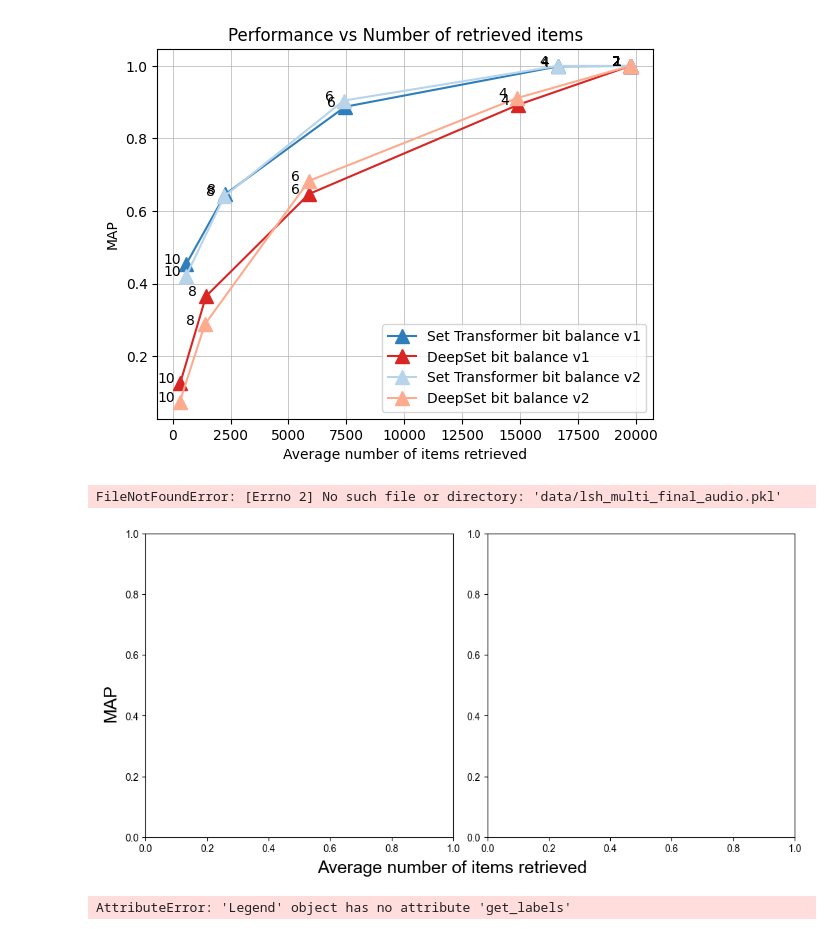
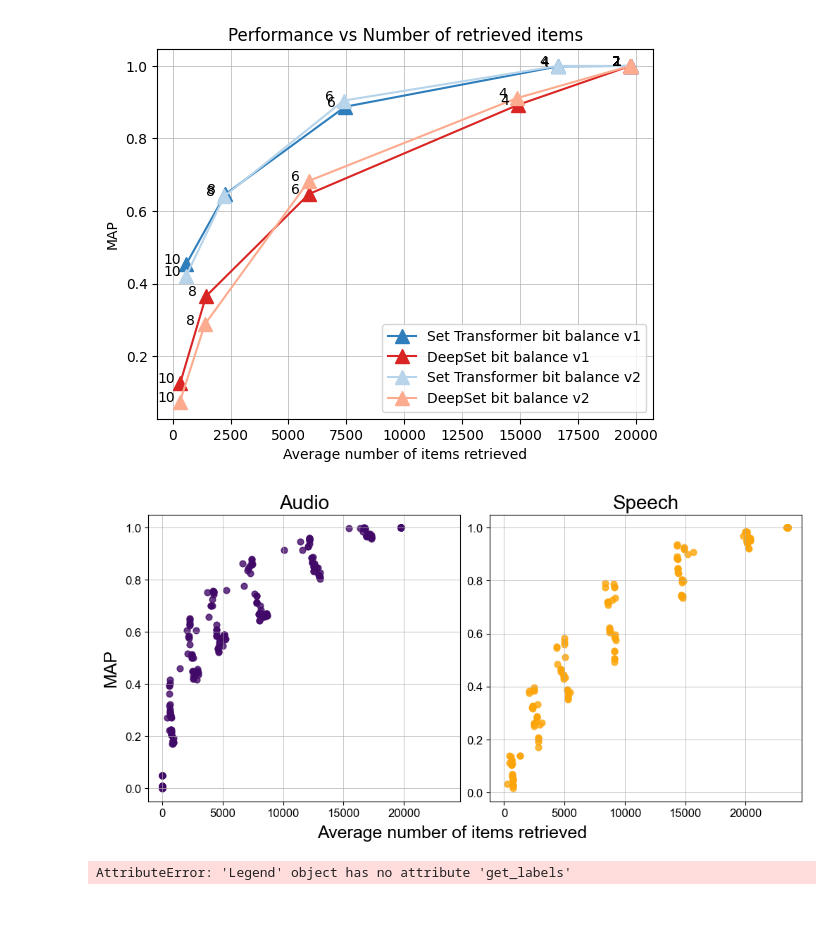
Before and after one commit to BhavyaKohli/OPAS, a Jupyter notebook: nb_hashing.ipynb, the cells around one changed output. Cells and saved outputs as stored; diff of their text form; code cells hidden in the pictures.

```diff
--- a/nb_hashing.ipynb
+++ b/nb_hashing.ipynb
@@ -424,37 +424,36 @@ label_fontsize = 12
 
 fig, ax = plt.subplots(1, 2, figsize=(10, 5), sharex=True, constrained_layout=True)
 fig.supxlabel("Average number of items retrieved", fontsize=axis_fontsize)
 fig.supylabel("MAP", fontsize=axis_fontsize)
 colors = plt.cm.inferno(np.linspace(0.2, 0.8, 2))
 
-for d, dataset in enumerate(["audio", "audio"]):
-    with open(f"tmp/lsh_multi_final_{dataset}.pkl", "rb") as f:
+for d, dataset in enumerate(["audio", "speech"]):
+    with open(f"plots_and_figures/data/lsh_multi_final_{dataset}.pkl", "rb") as f:
         lss = pickle.load(f)
 
     for i, ls in enumerate(lss):
         info = ls[:3]
         ls = ls[3:]
         MAP = ls[::3]
         avg_items = ls[1::3]
         avg_relevant = ls[2::3]
         kbits = [10, 8, 7, 6, 5, 4, 2, 1]
         if i == 0:
             ax[d].scatter(avg_items, MAP, s=40, alpha=0.8, color=colors[d], label=f"{dataset.capitalize()}")
         else:
             ax[d].scatter(avg_items, MAP, s=40, alpha=0.8, color=colors[d])
         ax[d].tick_params(axis='both', which='major', labelsize=label_fontsize)
         ax[d].set_title(f"{dataset.capitalize()}", fontsize=title_fontsize)
         ax[d].grid(linewidth=0.5)
 
 # legend = fig.legend(loc='upper center', ncol=2, fontsize=15)
 # coords = legend.get_window_extent().get_points()[0]
 # fig.legends = []
 # scale = fig.get_window_extent().get_points()[1]
 # fig.legend(bbox_to_anchor=(coords[0]/scale[0], coords[1]/scale[1]+0.2), loc=2, ncol=2, fontsize=15)
 plt.show()
 # %% [output]
-FileNotFoundError: [Errno 2] No such file or directory: 'data/lsh_multi_final_audio.pkl'
-[figure, old version]
+[figure, new version]
 # %%
 # %% [output]
 AttributeError: 'Legend' object has no attribute 'get_labels'
```
Also changed, not shown: 12 other files.
